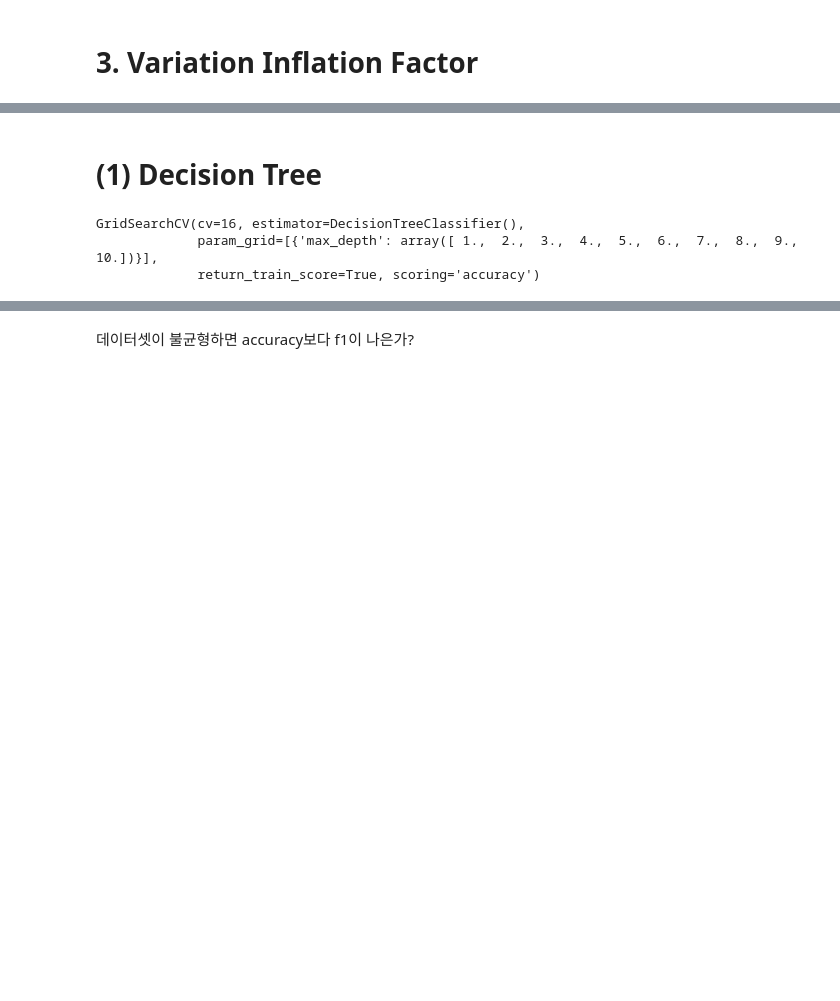
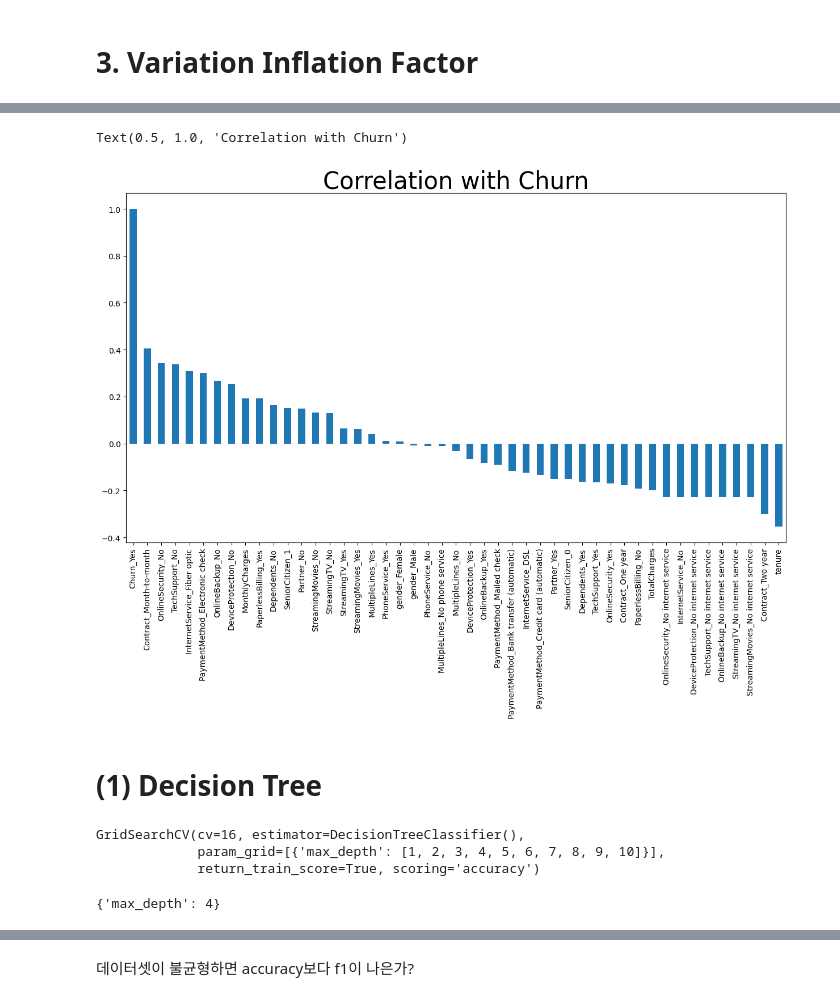
Before and after one commit to Hakgyun-Hong/MachineLearning, a Jupyter notebook: Churn_Ensemble.ipynb, the cells around one changed output, grey strips where cells are left out. Drawn from its saved outputs; the diff is of its cells as text; code cells hidden in the pictures; blank space fills up the shorter version.

```diff
--- a/Churn_Ensemble.ipynb
+++ b/Churn_Ensemble.ipynb
@@ -109,3 +135,6 @@ data_dummied = pd.get_dummies(data_copy, columns=category_label, drop_first=True
+# %%
+data_dummied = pd.get_dummies(data_copy,columns=category_label)
+#data_dummied['Contract_Month-to-month']
 # %% [markdown]
 # 3. Variation Inflation Factor
 # %%
@@ -197,0 +265,7 @@ memory usage: 164.9 KB
+# %%
+plt.figure(figsize=(15,8))
+data_dummied_copy.corr()['Churn_Yes'].sort_values(ascending=False).plot(kind='bar')
+plt.title("Correlation with Churn",fontsize=30)
+# %% [output]
+Text(0.5, 1.0, 'Correlation with Churn')
+[figure, added]
@@ -228,7 +317,8 @@ C=np.logspace(-4,5,20)
 
 # ccp_alpha / max_depth
 #ccp_alpha = np.linspace(1,10,9)
-max_depth = np.linspace(1,10,10)
+#max_depth = np.linspace(1,10,10)
+max_depth = [int(x) for x in np.linspace(1,10,10)]
 min_samples_leaf = np.linspace(1,5,5)
 min_samples_split = np.linspace(1,5,5)
 #ccp_alpha
@@ -242,8 +332,12 @@ gs=GridSearchCV(DecisionTreeClassifier(),param_grid=param_grid,cv=cv,
 gs.fit(X_train,y_train)
 # %% [output]
 GridSearchCV(cv=16, estimator=DecisionTreeClassifier(),
-             param_grid=[{'max_depth': array([ 1.,  2.,  3.,  4.,  5.,  6.,  7.,  8.,  9., 10.])}],
+             param_grid=[{'max_depth': [1, 2, 3, 4, 5, 6, 7, 8, 9, 10]}],
              return_train_score=True, scoring='accuracy')
+# %%
+gs.best_params_
+# %% [output]
+{'max_depth': 4}
 # %%
 path = dt_clf.cost_complexity_pruning_path(X_train,y_train)
 ccp_alphas, impurities = path.ccp_alphas, path.impurities
```
Also changed, not shown: parts of 42 cells of this notebook.
